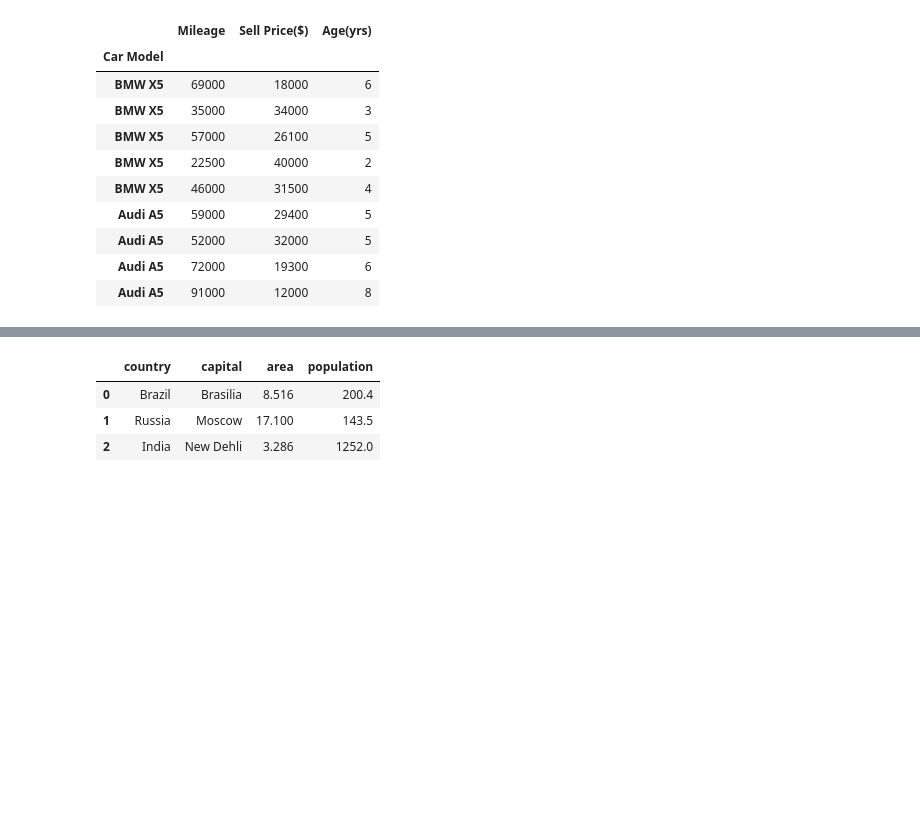
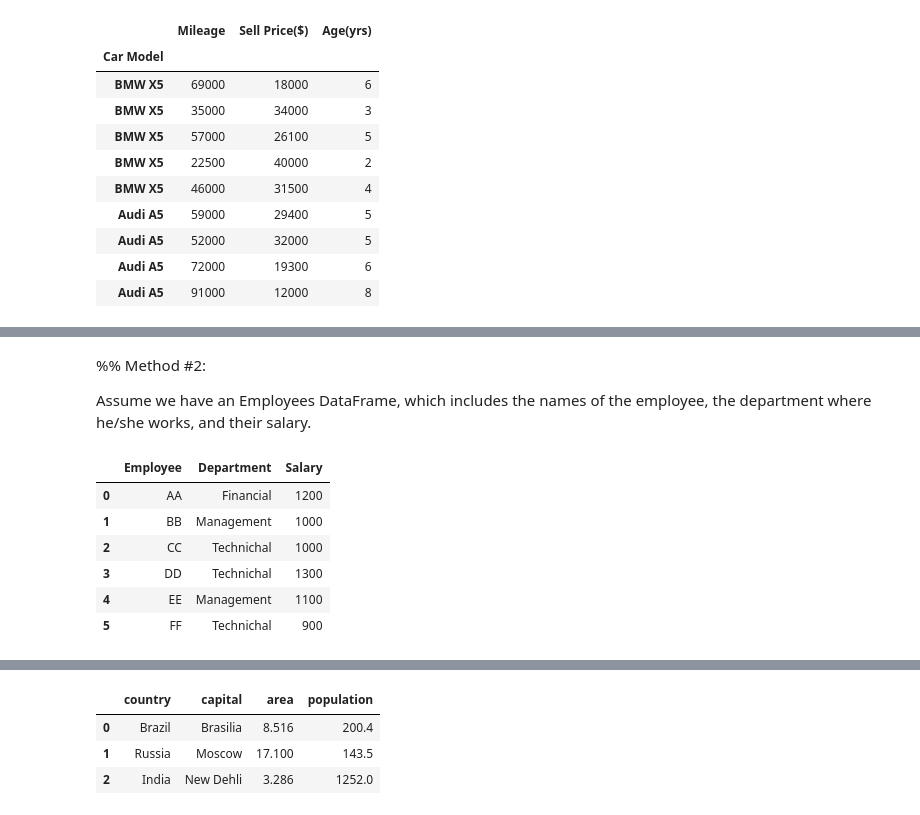
Before and after one commit to mkjubran/IntroToPython-NonIT, a Jupyter notebook: PandasBasics.ipynb, the cells around one changed output, grey strips where cells are left out. Saved outputs shown, nothing was run; the diff lists cells and outputs as text; code cells hidden in the pictures; blank space fills up the shorter version.

```diff
--- a/PandasBasics.ipynb
+++ b/PandasBasics.ipynb
@@ -258,0 +323,18 @@ Combinging multipe DataFrames can happen in different format. This includes conc
+# %% [markdown]
+%% Method #2:
+
+Assume we have an Employees DataFrame, which includes the names of the employee, the department where he/she works, and their salary.
+# %%
+# Creating the dataframe
+Employees = pd.DataFrame({'Employee' : ['AA','BB', 'CC','DD','EE','FF'],
+                'Department': ['Financial','Management','Technichal','Technichal','Management','Technichal'],
+                'Salary' :[1200,1000,1000,1300,1100,900]})
+Employees
+# %% [output]
+|  | Employee | Department | Salary |
+| 0 | AA | Financial | 1200 |
+| 1 | BB | Management | 1000 |
+| 2 | CC | Technichal | 1000 |
+| 3 | DD | Technichal | 1300 |
+| 4 | EE | Management | 1100 |
+| 5 | FF | Technichal | 900 |
```
Also changed, not shown: parts of 24 cells of this notebook.
